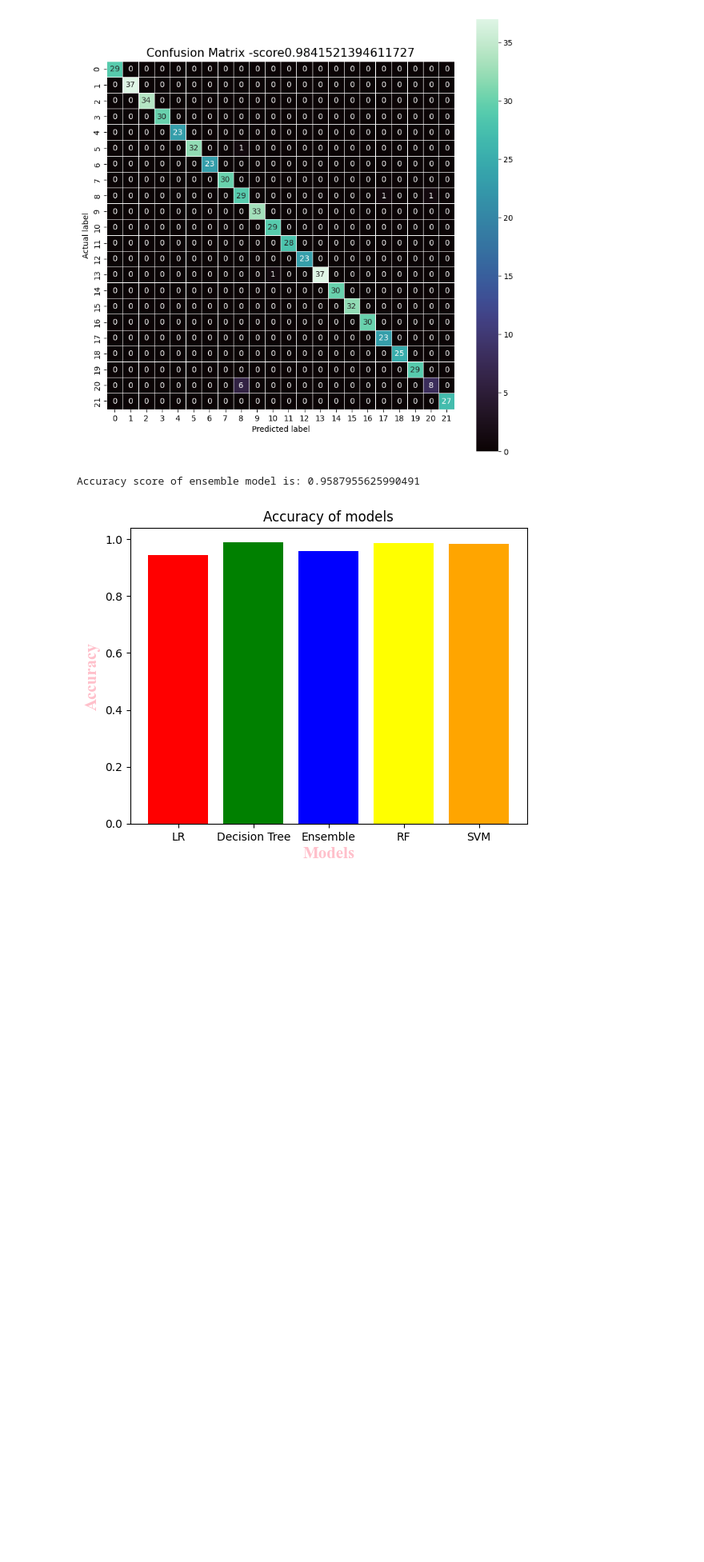
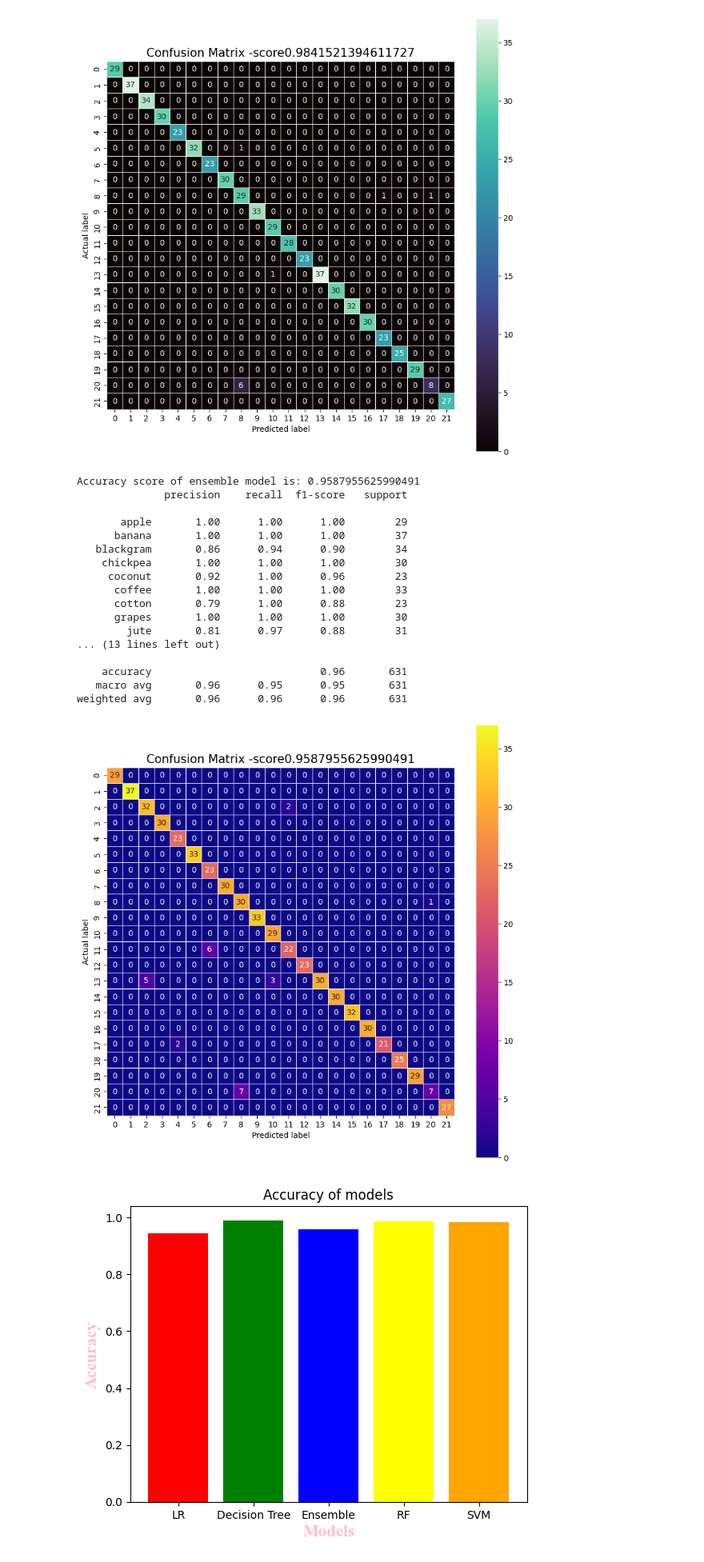
Before and after one commit to prabhjyot009/Crop-recommendation-system, a Jupyter notebook: mainpy.ipynb, the cells around one changed output. Shown at 80% size. Saved outputs shown, nothing was run; the diff lists cells and outputs as text; code cells hidden in the pictures; blank space fills up the shorter version.

```diff
--- a/mainpy.ipynb
+++ b/mainpy.ipynb
@@ -534,24 +534,56 @@ weighted avg       0.98      0.98      0.98       631
 # %%
 #now design a hybrid model using LR and decision tree classifier
 
 from sklearn.linear_model import LogisticRegression
 from sklearn.tree import DecisionTreeClassifier
 from sklearn.ensemble import VotingClassifier
 
 # Create sub models
 estimators = []
 model1 = LogisticRegression()
 estimators.append(('logistic', model1))
 model2 = DecisionTreeClassifier()
 estimators.append(('cart', model2))
 
 # Create the ensemble model
 ensemble = VotingClassifier(estimators)
 ensemble.fit(X_train, y_train)
 y_pred_hybrid = ensemble.predict(X_test)
 print("Accuracy score of ensemble model is:",accuracy_score(y_test, y_pred_hybrid))
+
+#classification report
+from sklearn.metrics import classification_report
+print(classification_report(y_test, y_pred_hybrid))
+
+from sklearn.metrics import confusion_matrix
+cm = confusion_matrix(y_test, y_pred_hybrid)
+
+plt.figure(figsize=(10,10))
+sns.heatmap(cm, annot=True, fmt=".0f", linewidths=.5, square = True, cmap = 'plasma');
+plt.ylabel('Actual label');
+plt.xlabel('Predicted label');
+all_sample_title='Confusion Matrix -score'+str(accuracy_score(y_test, y_pred_hybrid))
+plt.title(all_sample_title, size = 15);
+plt.show()
 # %% [output]
 Accuracy score of ensemble model is: 0.9587955625990491
+              precision    recall  f1-score   support
+
+       apple       1.00      1.00      1.00        29
+      banana       1.00      1.00      1.00        37
+   blackgram       0.86      0.94      0.90        34
+    chickpea       1.00      1.00      1.00        30
+     coconut       0.92      1.00      0.96        23
+      coffee       1.00      1.00      1.00        33
+      cotton       0.79      1.00      0.88        23
+      grapes       1.00      1.00      1.00        30
+        jute       0.81      0.97      0.88        31
+... (13 lines left out)
+
+    accuracy                           0.96       631
+   macro avg       0.96      0.95      0.95       631
+weighted avg       0.96      0.96      0.96       631
+[figure, added]
 # %%
 #now design bar plot for accuracy score of models used above
 models = ['LR', 'Decision Tree', 'Ensemble','RF','SVM']
```
Also changed, not shown: parts of 5 cells of this notebook, 3 other files.
